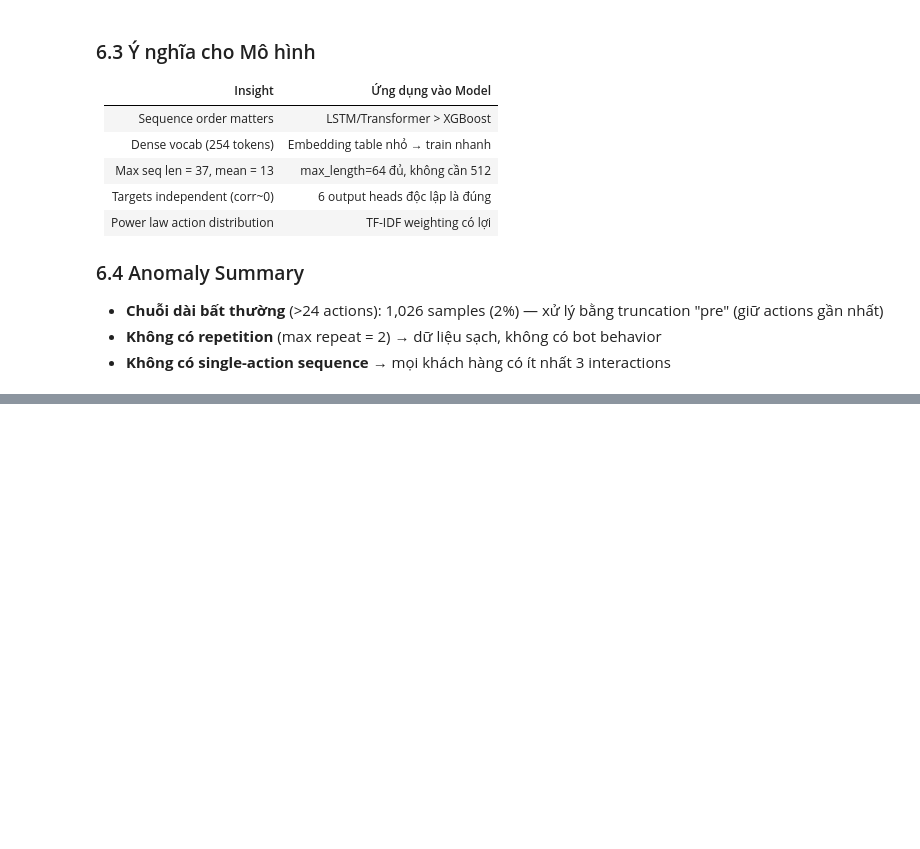
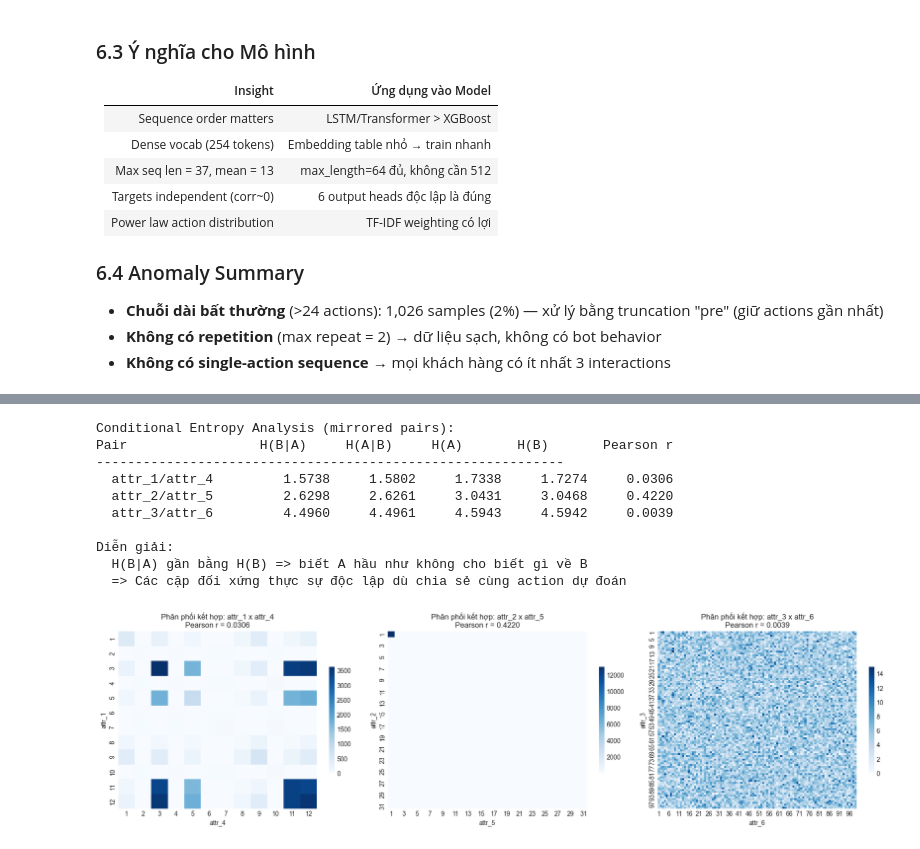
Before and after one commit to dathihi1/User-Behavior-Prediction, a Jupyter notebook: notebooks/01_eda.ipynb, the cells around one changed output, grey strips where cells are left out. Cells and saved outputs as stored; diff of their text form; code cells hidden in the pictures; blank space fills up the shorter version.

```diff
--- a/notebooks/01_eda.ipynb
+++ b/notebooks/01_eda.ipynb
@@ -603,0 +668,53 @@ EDA Summary:
+# %%
+from scipy.stats import entropy as sp_entropy
+
+def conditional_entropy(x, y):
+    """H(Y|X) - độ bất định còn lại trong Y sau khi biết X."""
+    xy = list(zip(x, y))
+    h_xy = sp_entropy(list(Counter(xy).values()))
+    h_x = sp_entropy(list(Counter(x).values()))
+    return h_xy - h_x
+
+mirror_pairs = [('attr_1', 'attr_4'), ('attr_2', 'attr_5'), ('attr_3', 'attr_6')]
+
+print("Conditional Entropy Analysis (mirrored pairs):")
+print(f"{'Pair':<20} {'H(B|A)':<10} {'H(A|B)':<10} {'H(A)':<10} {'H(B)':<10} {'Pearson r':<10}")
+print("-" * 60)
+for a_col, b_col in mirror_pairs:
+    a = Y_train[a_col].values
+    b = Y_train[b_col].values
+    h_b_given_a = conditional_entropy(a, b)
+    h_a_given_b = conditional_entropy(b, a)
+    h_a = sp_entropy(list(Counter(a).values()))
+    h_b = sp_entropy(list(Counter(b).values()))
+    pearson_r = np.corrcoef(a, b)[0, 1]
+    print(f"  {a_col}/{b_col:<14} {h_b_given_a:<10.4f} {h_a_given_b:<10.4f} {h_a:<10.4f} {h_b:<10.4f} {pearson_r:<10.4f}")
+
+print("\nDiễn giải:")
+print("  H(B|A) gần bằng H(B) => biết A hầu như không cho biết gì về B")
+print("  => Các cặp đối xứng thực sự độc lập dù chia sẻ cùng action dự đoán")
+
+fig, axes = plt.subplots(1, 3, figsize=(18, 5))
+for idx, (a_col, b_col) in enumerate(mirror_pairs):
+    ct = pd.crosstab(Y_train[a_col], Y_train[b_col])
+    sns.heatmap(ct, ax=axes[idx], cmap='Blues', cbar_kws={'shrink': 0.6})
+    r = np.corrcoef(Y_train[a_col], Y_train[b_col])[0,1]
+    axes[idx].set_title(f'Phân phối kết hợp: {a_col} x {b_col}\nPearson r = {r:.4f}')
+    axes[idx].set_xlabel(b_col)
+    axes[idx].set_ylabel(a_col)
+
+plt.tight_layout()
+plt.savefig('../outputs/figures/mirrored_pair_joint_distributions.png', dpi=150, bbox_inches='tight')
+plt.show()
+# %% [output]
+Conditional Entropy Analysis (mirrored pairs):
+Pair                 H(B|A)     H(A|B)     H(A)       H(B)       Pearson r
+------------------------------------------------------------
+  attr_1/attr_4         1.5738     1.5802     1.7338     1.7274     0.0306
+  attr_2/attr_5         2.6298     2.6261     3.0431     3.0468     0.4220
+  attr_3/attr_6         4.4960     4.4961     4.5943     4.5942     0.0039
+
+Diễn giải:
+  H(B|A) gần bằng H(B) => biết A hầu như không cho biết gì về B
+  => Các cặp đối xứng thực sự độc lập dù chia sẻ cùng action dự đoán
+[figure, added]
```
Also changed, not shown: parts of 93 cells of this notebook, 28 other files.
